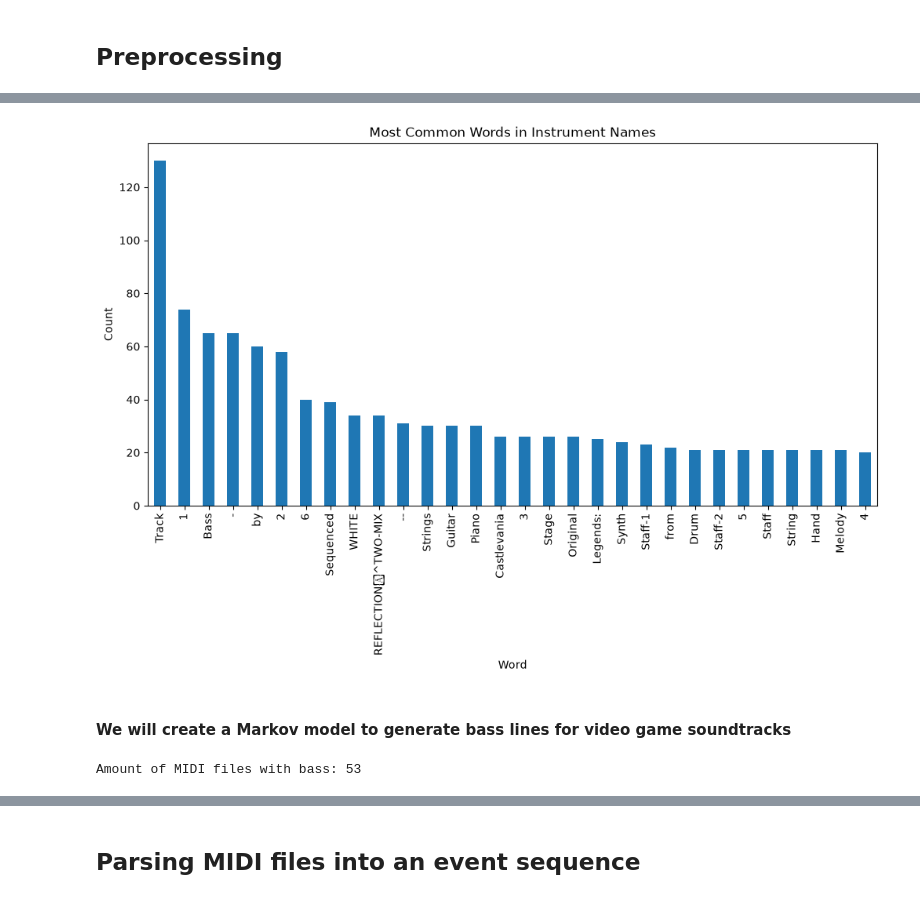
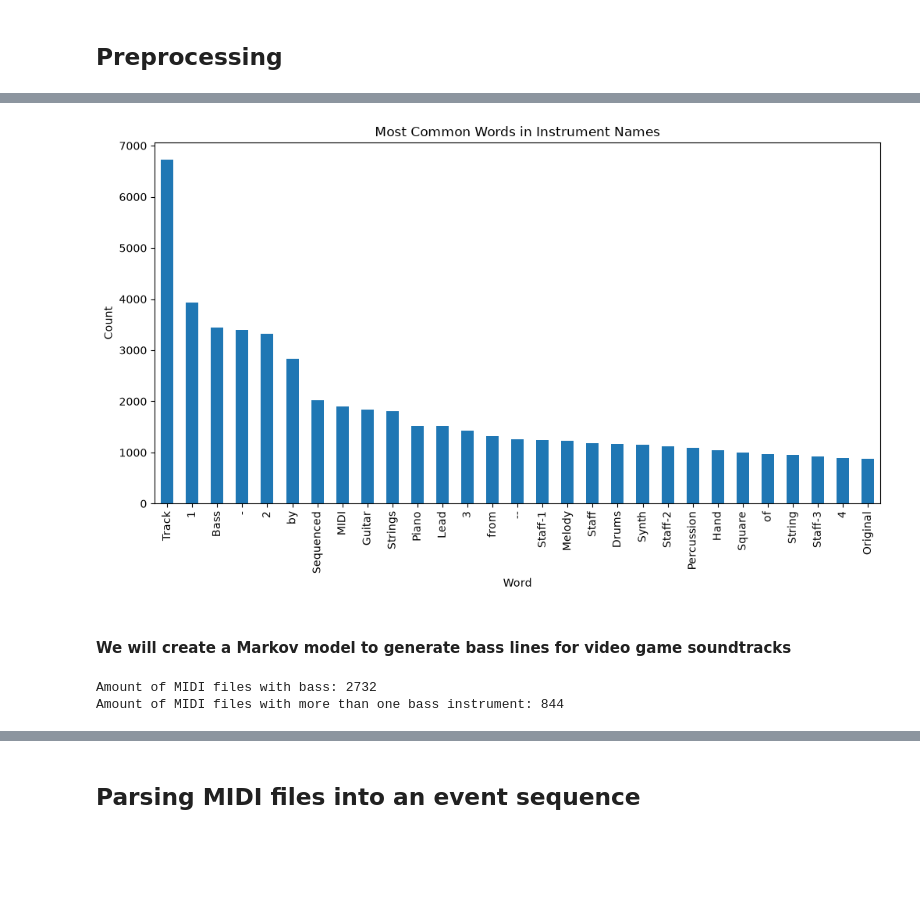
Before and after one commit to rikidoyouloveme/third-markov-for-video-game-bass-line-generation, a Jupyter notebook: project.ipynb, the cells around one changed output, grey strips where cells are left out. Drawn from its saved outputs; the diff is of its cells as text; code cells hidden in the pictures; blank space fills up the shorter version.

```diff
--- a/project.ipynb
+++ b/project.ipynb
@@ -88,3 +94,5 @@ Found: 12584 | Sample: 250 | Valid: 248
+# %%
+metadata = pd.read_pickle(OUTPUT_DIR / "metadata.pkl")
 # %%
 display(metadata[metadata.valid][["path", "duration_s", "tracks", "tempo_bpm", "instruments"]])
 # %% [output]
@@ -114,17 +122,17 @@ plt.show()
 # %%
 all_instruments = []
 for midi in metadata[metadata.valid]["instruments"]:
     for instr in midi:
         all_instruments.extend(instr.split())
 
 unique_instruments = pd.DataFrame({"instrument": all_instruments})
-unique_instruments = unique_instruments[unique_instruments["instrument"].map(unique_instruments["instrument"].value_counts()) >= 20]
+unique_instruments = unique_instruments[unique_instruments["instrument"].map(unique_instruments["instrument"].value_counts()) >= 800]
 unique_instruments["instrument"].value_counts().plot(kind="bar", figsize=(12, 6))
 plt.title("Most Common Words in Instrument Names")
 plt.xlabel("Word")
 plt.ylabel("Count")
 plt.show()
 # %% [output]
-[figure, old version]
+[figure, new version]
 # %% [markdown]
 #### We will create a Markov model to generate bass lines for video game soundtracks
@@ -131,7 +152,9 @@ plt.show()
 # %%
-# keep only the midi files that have the word bass in their instrument names lowercase or uppercase doesn't matter
 metadata = metadata[metadata.valid].copy()
-metadata = metadata[metadata["instruments"].apply(lambda midi: any("bass" in instr.lower() for instr in midi))]
+metadata = metadata[metadata["instruments"].apply(lambda midi: any(name_looks_like_bass(instr) for instr in midi))]
+
 print('Amount of MIDI files with bass:', len(metadata))
+print('Amount of MIDI files with more than one bass instrument:', len(metadata[metadata["instruments"].apply(lambda midi: sum(name_looks_like_bass(instr) for instr in midi) > 1)]))
 # %% [output]
-Amount of MIDI files with bass: 53
+Amount of MIDI files with bass: 2732
+Amount of MIDI files with more than one bass instrument: 844
```
Also changed, not shown: parts of 33 cells of this notebook, 16 other files.
